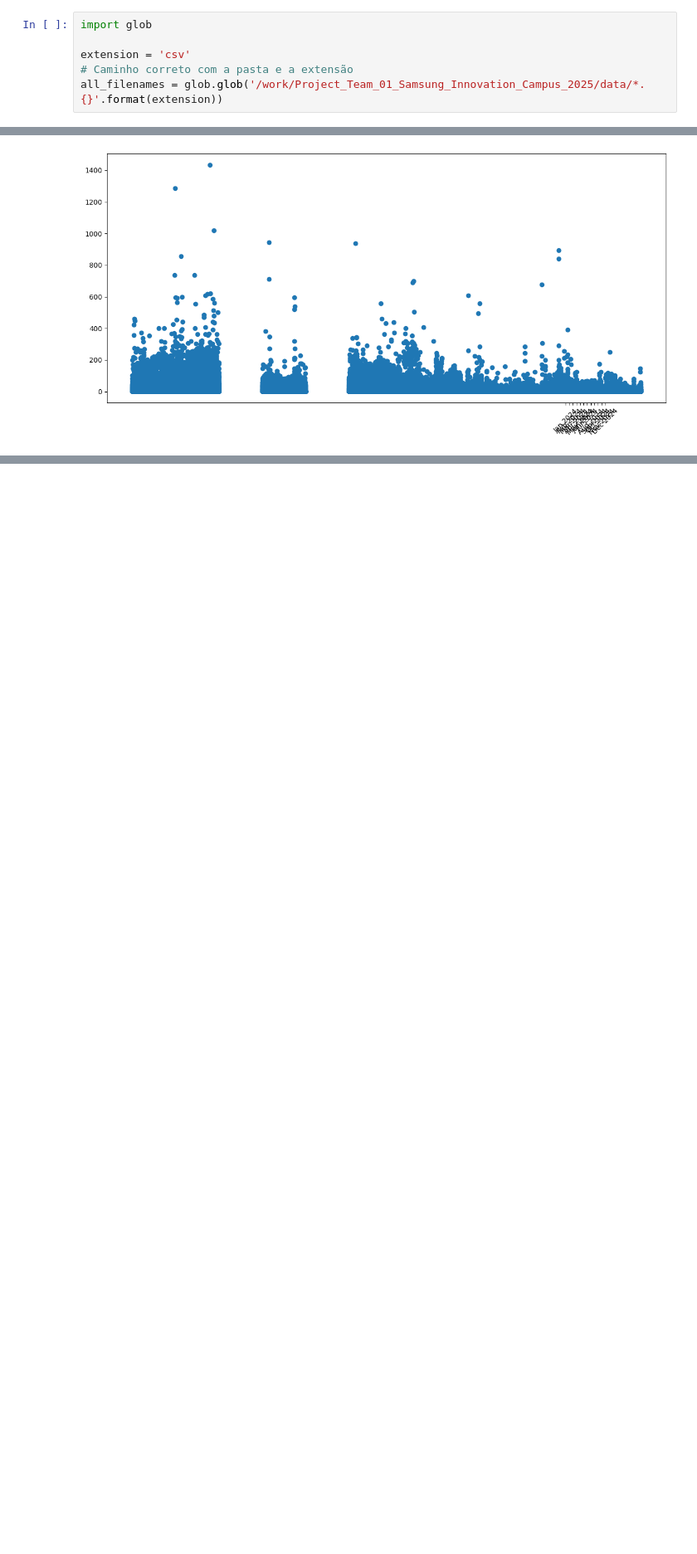
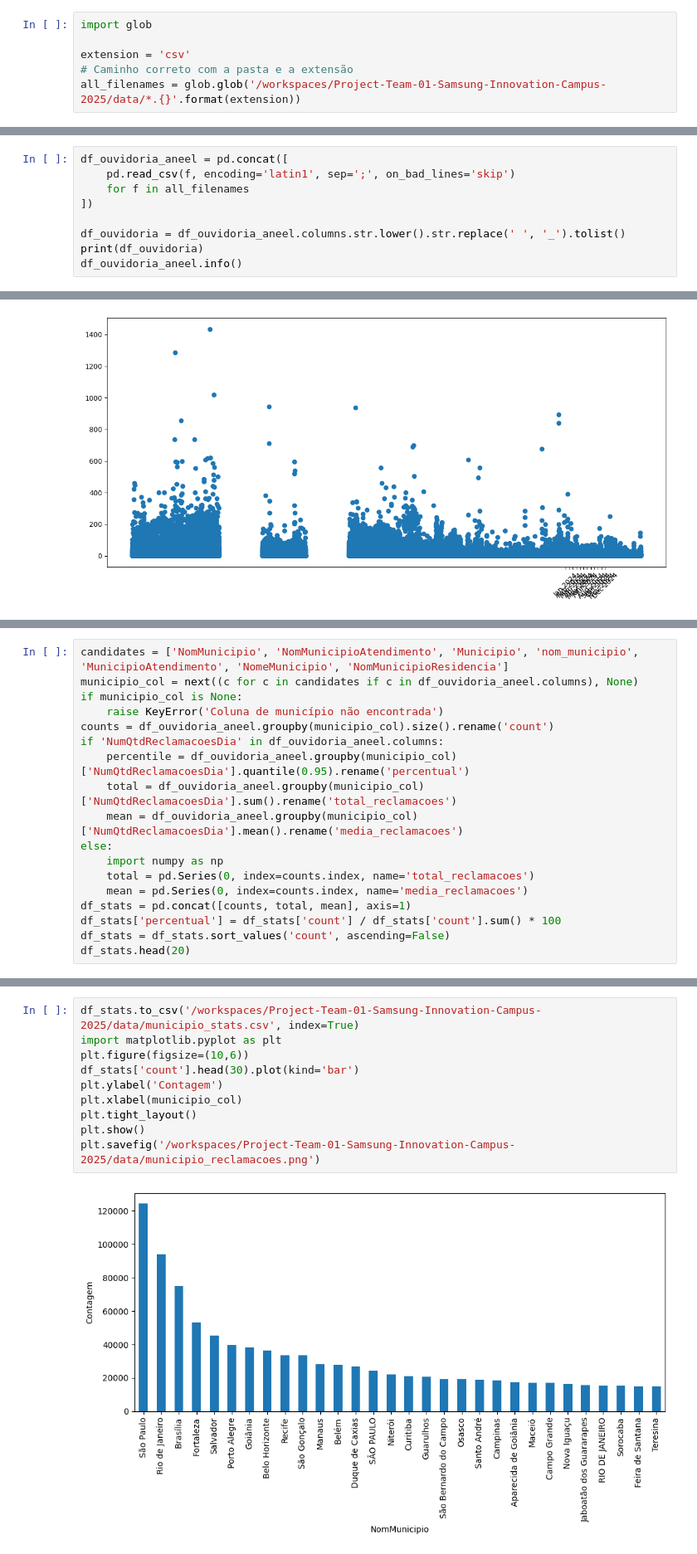
Before and after one commit to rochadelon/Project-Team-01-Samsung-Innovation-Campus-2025, a Jupyter notebook: notebooks/main.ipynb, the cells around one changed output, grey strips where cells are left out. Shown at 83% size. Cells and saved outputs as stored; diff of their text form; blank space fills up the shorter version.

```diff
--- a/notebooks/main.ipynb
+++ b/notebooks/main.ipynb
@@ -9,7 +11,7 @@ import glob
 
 extension = 'csv'
 # Caminho correto com a pasta e a extensão
-all_filenames = glob.glob('/work/Project_Team_01_Samsung_Innovation_Campus_2025/data/*.{}'.format(extension))
+all_filenames = glob.glob('/workspaces/Project-Team-01-Samsung-Innovation-Campus-2025/data/*.{}'.format(extension))
 # %%
 df_ouvidoria_aneel = pd.concat([
     pd.read_csv(f, encoding='latin1', sep=';', on_bad_lines='skip')
@@ -49,0 +76,9 @@ df_ouvidoria_aneel['DtCriacao'].min(), df_ouvidoria_aneel['DtCriacao'].max()
+# %%
+df_ouvidoria_aneel = pd.concat([
+    pd.read_csv(f, encoding='latin1', sep=';', on_bad_lines='skip')
+    for f in all_filenames
+])
+
+df_ouvidoria = df_ouvidoria_aneel.columns.str.lower().str.replace(' ', '_').tolist()
+print(df_ouvidoria)
+df_ouvidoria_aneel.info()
@@ -68,0 +183,18 @@ Created in <span style='font-weight:600;margin-left:4px;'>Deepnote</span></a>
+# %%
+candidates = ['NomMunicipio', 'NomMunicipioAtendimento', 'Municipio', 'nom_municipio', 'MunicipioAtendimento', 'NomeMunicipio', 'NomMunicipioResidencia']
+municipio_col = next((c for c in candidates if c in df_ouvidoria_aneel.columns), None)
+if municipio_col is None:
+    raise KeyError('Coluna de município não encontrada')
+counts = df_ouvidoria_aneel.groupby(municipio_col).size().rename('count')
+if 'NumQtdReclamacoesDia' in df_ouvidoria_aneel.columns:
+    percentile = df_ouvidoria_aneel.groupby(municipio_col)['NumQtdReclamacoesDia'].quantile(0.95).rename('percentual')
+    total = df_ouvidoria_aneel.groupby(municipio_col)['NumQtdReclamacoesDia'].sum().rename('total_reclamacoes')
+    mean = df_ouvidoria_aneel.groupby(municipio_col)['NumQtdReclamacoesDia'].mean().rename('media_reclamacoes')
+else:
+    import numpy as np
+    total = pd.Series(0, index=counts.index, name='total_reclamacoes')
+    mean = pd.Series(0, index=counts.index, name='media_reclamacoes')
+df_stats = pd.concat([counts, total, mean], axis=1)
+df_stats['percentual'] = df_stats['count'] / df_stats['count'].sum() * 100
+df_stats = df_stats.sort_values('count', ascending=False)
+df_stats.head(20)
@@ -68,0 +222,12 @@ Created in <span style='font-weight:600;margin-left:4px;'>Deepnote</span></a>
+# %%
+df_stats.to_csv('/workspaces/Project-Team-01-Samsung-Innovation-Campus-2025/data/municipio_stats.csv', index=True)
+import matplotlib.pyplot as plt
+plt.figure(figsize=(10,6))
+df_stats['count'].head(30).plot(kind='bar')
+plt.ylabel('Contagem')
+plt.xlabel(municipio_col)
+plt.tight_layout()
+plt.show()
+plt.savefig('/workspaces/Project-Team-01-Samsung-Innovation-Campus-2025/data/municipio_reclamacoes.png')
+# %% [output]
+[figure, added]
```
Also changed, not shown: parts of 28 cells of this notebook, 4 other files.
